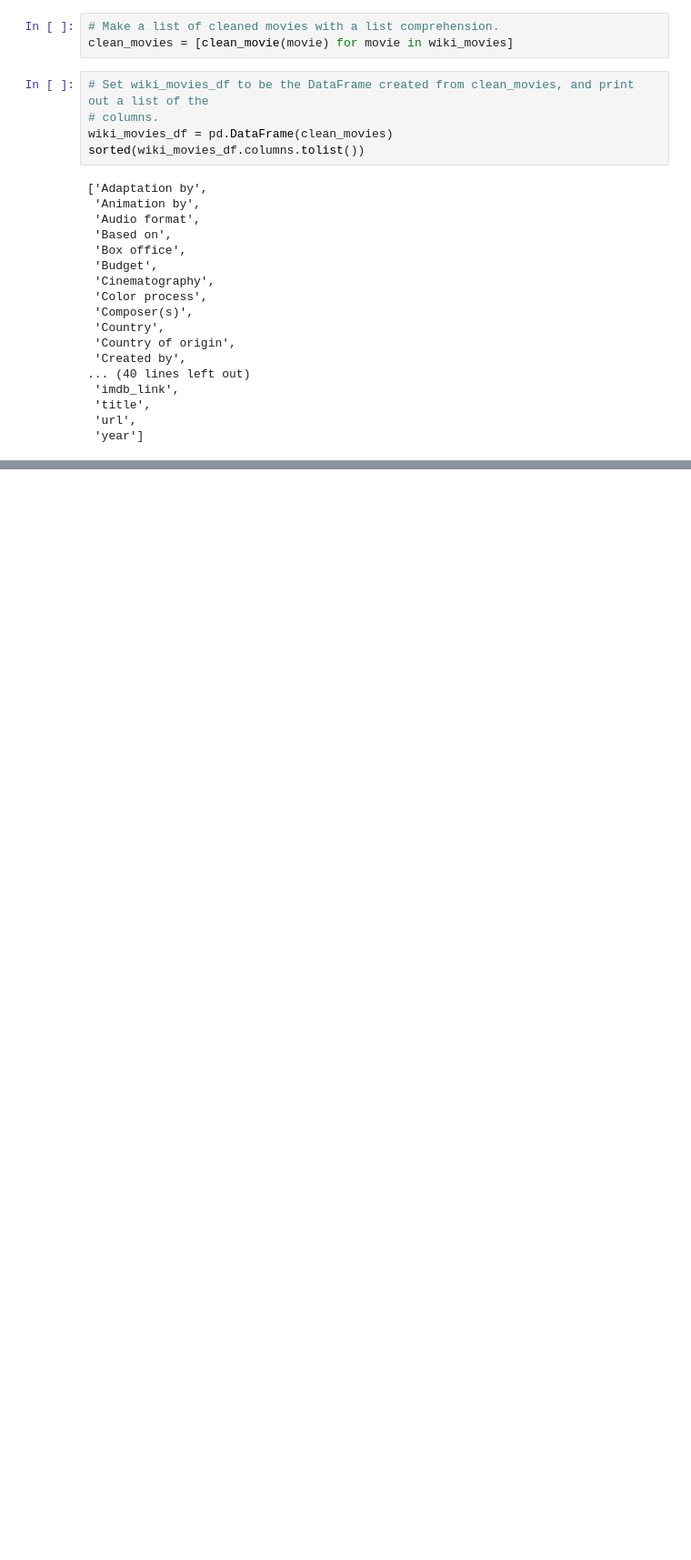
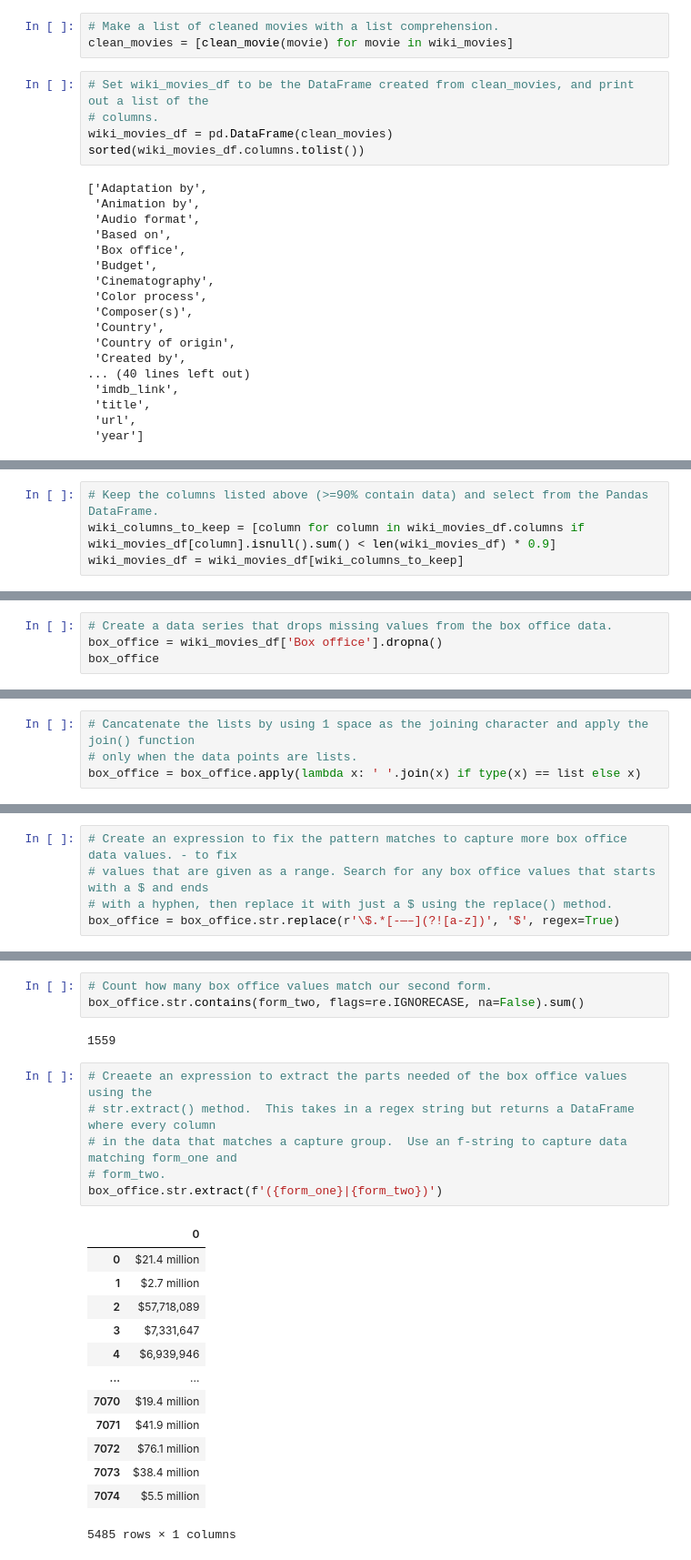
Before and after one commit to CFarnsy/Movies-ETL, a Jupyter notebook: Movies3.ipynb, the cells around one changed output, grey strips where cells are left out. Shown at 91% size. Cells and saved outputs as stored; diff of their text form; blank space fills up the shorter version.

```diff
--- a/Movies3.ipynb
+++ b/Movies3.ipynb
@@ -463,0 +629,4 @@ sorted(wiki_movies_df.columns.tolist())
+# %%
+# Keep the columns listed above (>=90% contain data) and select from the Pandas DataFrame.
+wiki_columns_to_keep = [column for column in wiki_movies_df.columns if wiki_movies_df[column].isnull().sum() < len(wiki_movies_df) * 0.9]
+wiki_movies_df = wiki_movies_df[wiki_columns_to_keep]
@@ -463,0 +658,4 @@ sorted(wiki_movies_df.columns.tolist())
+# %%
+# Create a data series that drops missing values from the box office data.
+box_office = wiki_movies_df['Box office'].dropna()
+box_office
@@ -463,0 +729,4 @@ sorted(wiki_movies_df.columns.tolist())
+# %%
+# Cancatenate the lists by using 1 space as the joining character and apply the join() function
+# only when the data points are lists.
+box_office = box_office.apply(lambda x: ' '.join(x) if type(x) == list else x)
@@ -463,0 +803,5 @@ sorted(wiki_movies_df.columns.tolist())
+# %%
+# Create an expression to fix the pattern matches to capture more box office data values. - to fix
+# values that are given as a range. Search for any box office values that starts with a $ and ends
+# with a hyphen, then replace it with just a $ using the replace() method.
+box_office = box_office.str.replace(r'\$.*[-—–](?![a-z])', '$', regex=True)
@@ -463,0 +817,25 @@ sorted(wiki_movies_df.columns.tolist())
+# %%
+# Count how many box office values match our second form.
+box_office.str.contains(form_two, flags=re.IGNORECASE, na=False).sum()
+# %% [output]
+1559
+# %%
+# Creaete an expression to extract the parts needed of the box office values using the
+# str.extract() method.  This takes in a regex string but returns a DataFrame where every column
+# in the data that matches a capture group.  Use an f-string to capture data matching form_one and
+# form_two.
+box_office.str.extract(f'({form_one}|{form_two})')
+# %% [output]
+|  | 0 |
+| 0 | $21.4 million |
+| 1 | $2.7 million |
+| 2 | $57,718,089 |
+| 3 | $7,331,647 |
+| 4 | $6,939,946 |
+| ... | ... |
+| 7070 | $19.4 million |
+| 7071 | $41.9 million |
+| 7072 | $76.1 million |
+| 7073 | $38.4 million |
+| 7074 | $5.5 million |
+5485 rows × 1 columns
```
Also changed, not shown: parts of 66 cells of this notebook.
